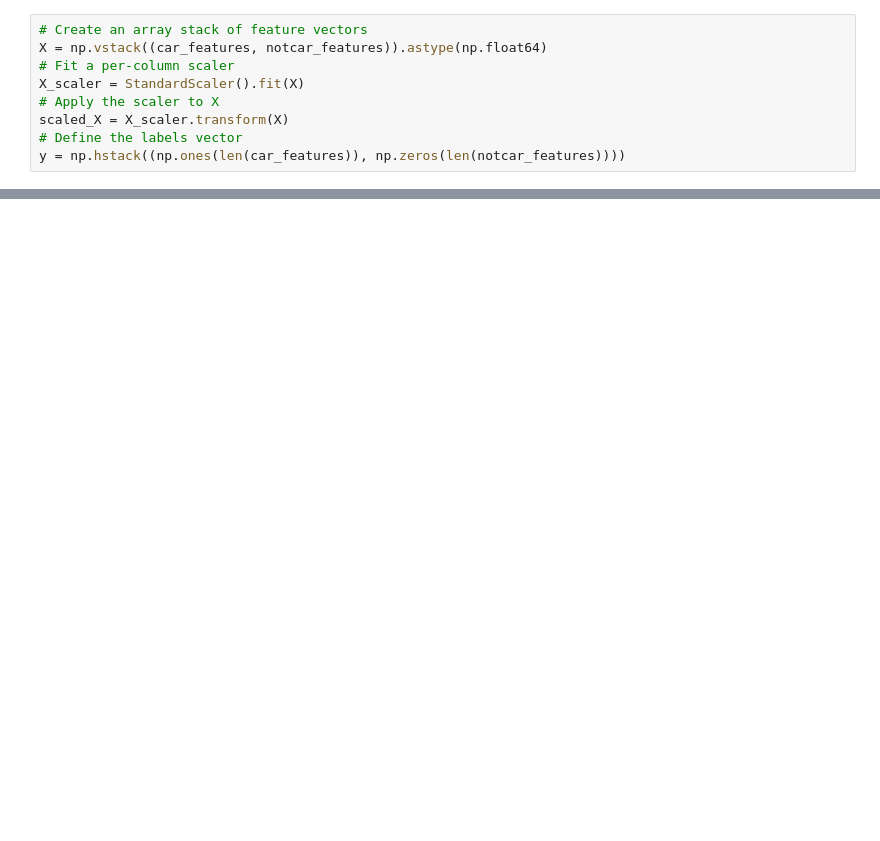
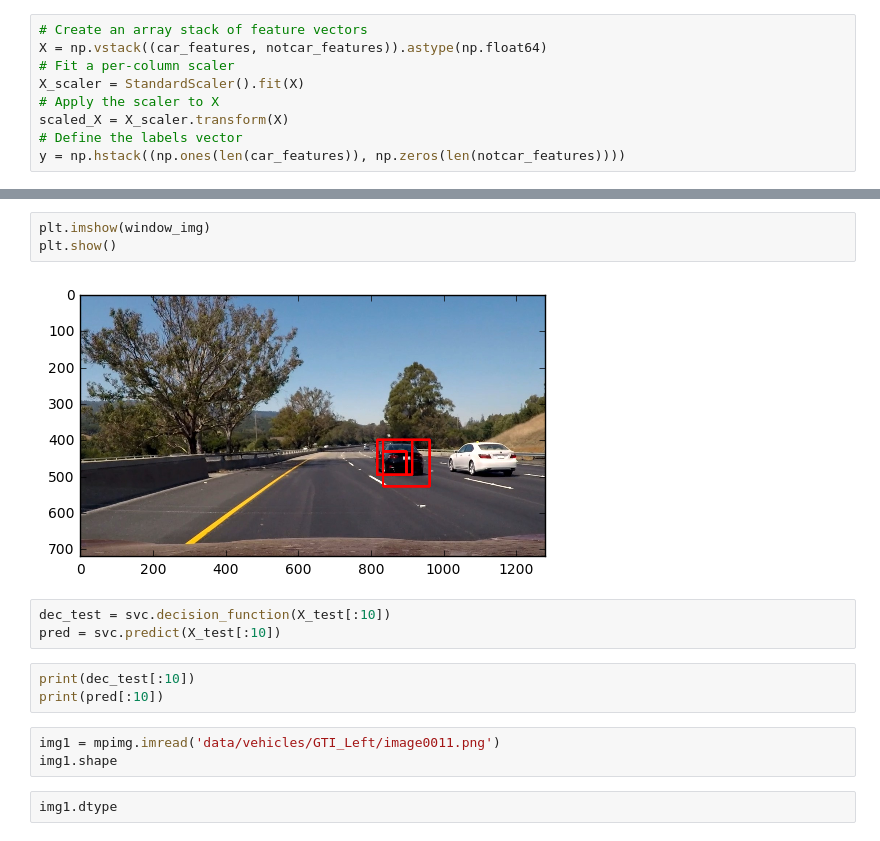
Before and after one commit to ThomasOdum/CarND-P05-Vehicle-Detection, a Jupyter notebook: Vehicle-Detection.ipynb, the cells around one changed output, grey strips where cells are left out. Saved outputs shown, nothing was run; the diff lists cells and outputs as text; blank space fills up the shorter version.

```diff
--- a/Vehicle-Detection.ipynb
+++ b/Vehicle-Detection.ipynb
@@ -217,0 +191,16 @@ def slide_window(img, x_start_stop=[None, None], y_start_stop=[None, None],
+# %%
+plt.imshow(window_img)
+plt.show()
+# %% [output]
+[figure, added]
+# %%
+dec_test = svc.decision_function(X_test[:10])
+pred = svc.predict(X_test[:10])
+# %%
+print(dec_test[:10])
+print(pred[:10])
+# %%
+img1 = mpimg.imread('data/vehicles/GTI_Left/image0011.png')
+img1.shape
+# %%
+img1.dtype
```
Also changed, not shown: parts of 18 cells of this notebook, 6 other files.
